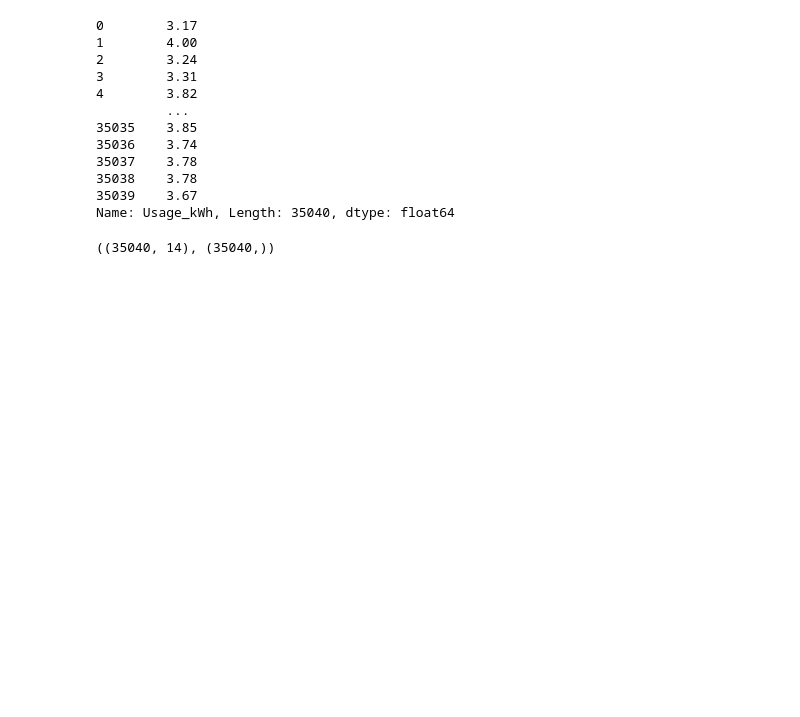
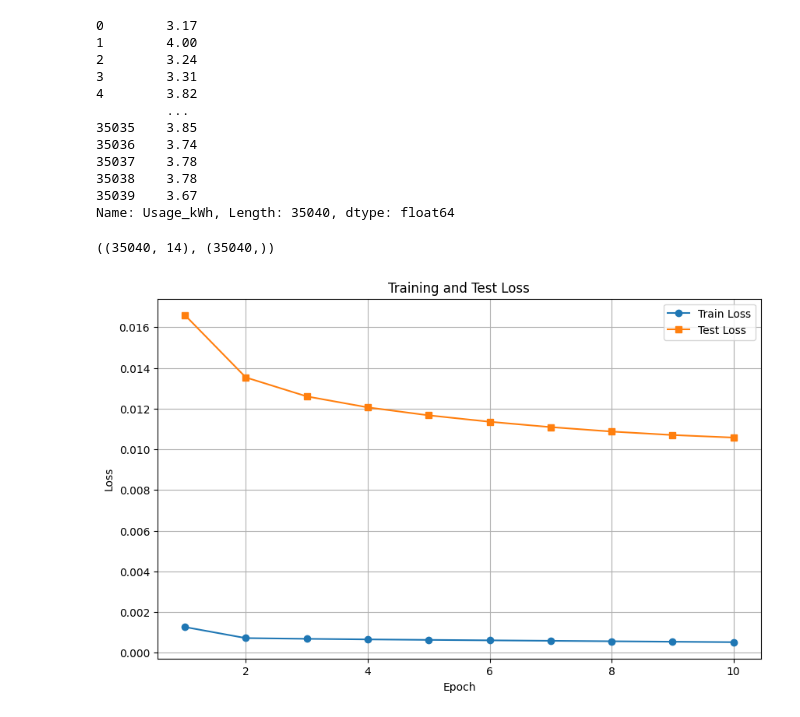
Before and after one commit to uvuv-643/DL_Algorithms, a Jupyter notebook: RNN/notebook.ipynb, the cells around one changed output. Cells and saved outputs as stored; diff of their text form; code cells hidden in the pictures; blank space fills up the shorter version.

```diff
--- a/RNN/notebook.ipynb
+++ b/RNN/notebook.ipynb
@@ -75,9 +56,20 @@ y_all = y.to_numpy(dtype=np.float32)
 # %% [output]
 ((35040, 14), (35040,))
 # %%
+from sklearn.preprocessing import StandardScaler
+
 split_idx = int(0.8 * len(X_all))
 
 X_train = X_all[:split_idx]
 X_test = X_all[split_idx:]
 y_train = y_all[:split_idx]
 y_test = y_all[split_idx:]
+
+scaler_X = StandardScaler()
+scaler_y = StandardScaler()
+
+X_train = scaler_X.fit_transform(X_train)
+y_train = scaler_y.fit_transform(y_train.reshape(-1, 1)).flatten()
+
+X_test = scaler_X.transform(X_test)
+y_test = scaler_y.transform(y_test.reshape(-1, 1)).flatten()
@@ -83,0 +103,47 @@ y_test = y_all[split_idx:]
+# %%
+criterion = nn.MSELoss()
+rnn = RNN(X_train.shape[1], 128, 1)
+optimizer = torch.optim.SGD(rnn.parameters(), lr=0.01)
+batch_size = 32
+# %%
+import matplotlib.pyplot as plt
+
+train_losses = []
+test_losses = []
+
+for epoch in tqdm(range(10)):
+    total_loss = 0
+    count = 0
+    for batch_idx in range(len(X_train) // batch_size):
+        batch = X_train[batch_idx * batch_size : (batch_idx + 1) * batch_size]
+        targets = torch.tensor(y_train[batch_idx * batch_size : (batch_idx + 1) * batch_size].reshape(batch_size, 1))
+        outputs, hidden = rnn(batch)
+        loss = criterion(outputs, targets)
+        optimizer.zero_grad()
+        loss.backward()
+        optimizer.step()
+        total_loss += loss.item()
+        count += len(batch)
+    train_losses.append(total_loss / count)
+
+    test_loss = 0
+    test_count = 0
+    for batch_idx in range(len(X_test) // batch_size):
+        batch = X_test[batch_idx * batch_size : (batch_idx + 1) * batch_size]
+        targets = torch.tensor(y_test[batch_idx * batch_size : (batch_idx + 1) * batch_size].reshape(1, batch_size, 1))
+        outputs, hidden = rnn.forward(batch)
+        test_loss += torch.sum((outputs - targets) ** 2).item()
+        test_count += len(batch)
+    test_losses.append(test_loss / test_count)
+
+plt.figure(figsize=(10, 6))
+plt.plot(range(1, len(train_losses) + 1), train_losses, label='Train Loss', marker='o')
+plt.plot(range(1, len(test_losses) + 1), test_losses, label='Test Loss', marker='s')
+plt.xlabel('Epoch')
+plt.ylabel('Loss')
+plt.title('Training and Test Loss')
+plt.legend()
+plt.grid(True)
+plt.show()
+# %% [output]
+[figure, added]
```
Also changed, not shown: parts of 9 cells of this notebook, 4 other files.
